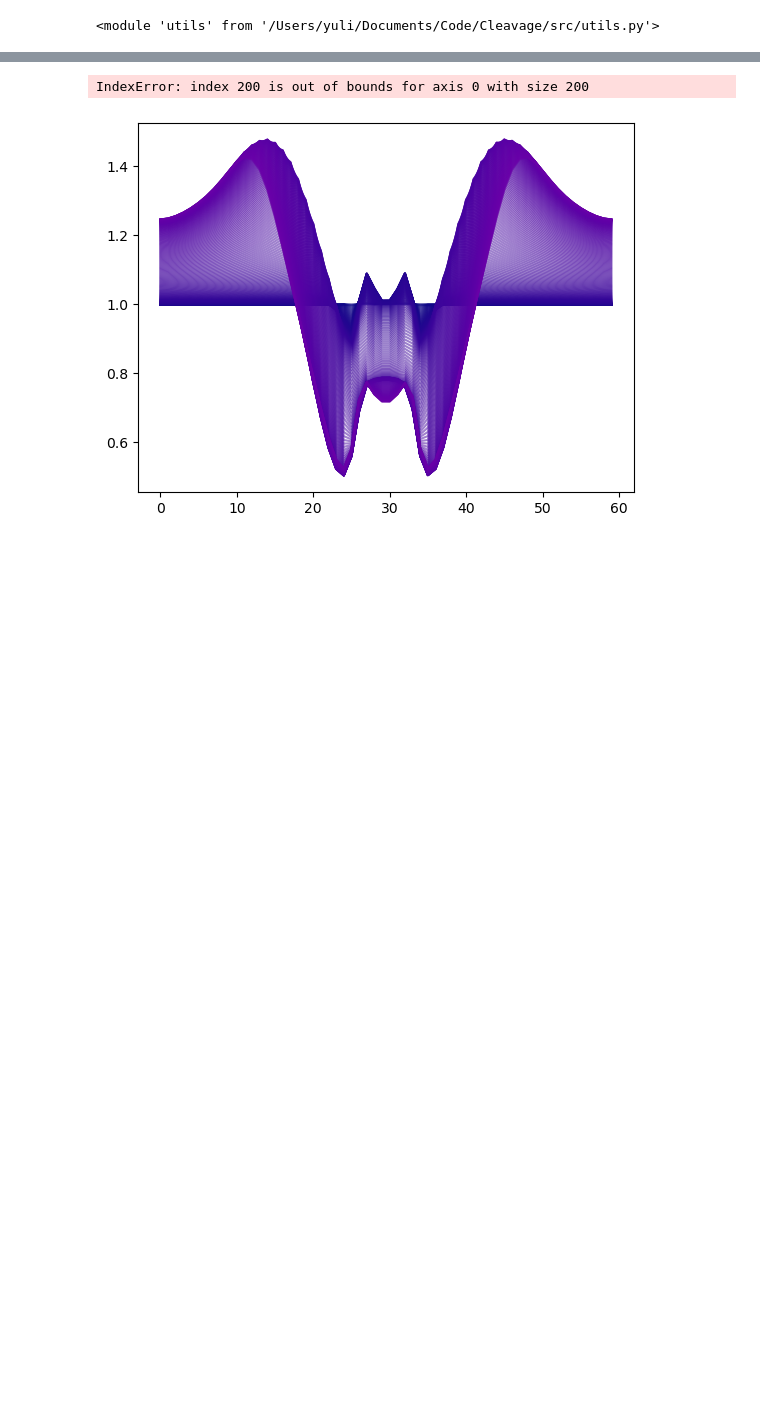
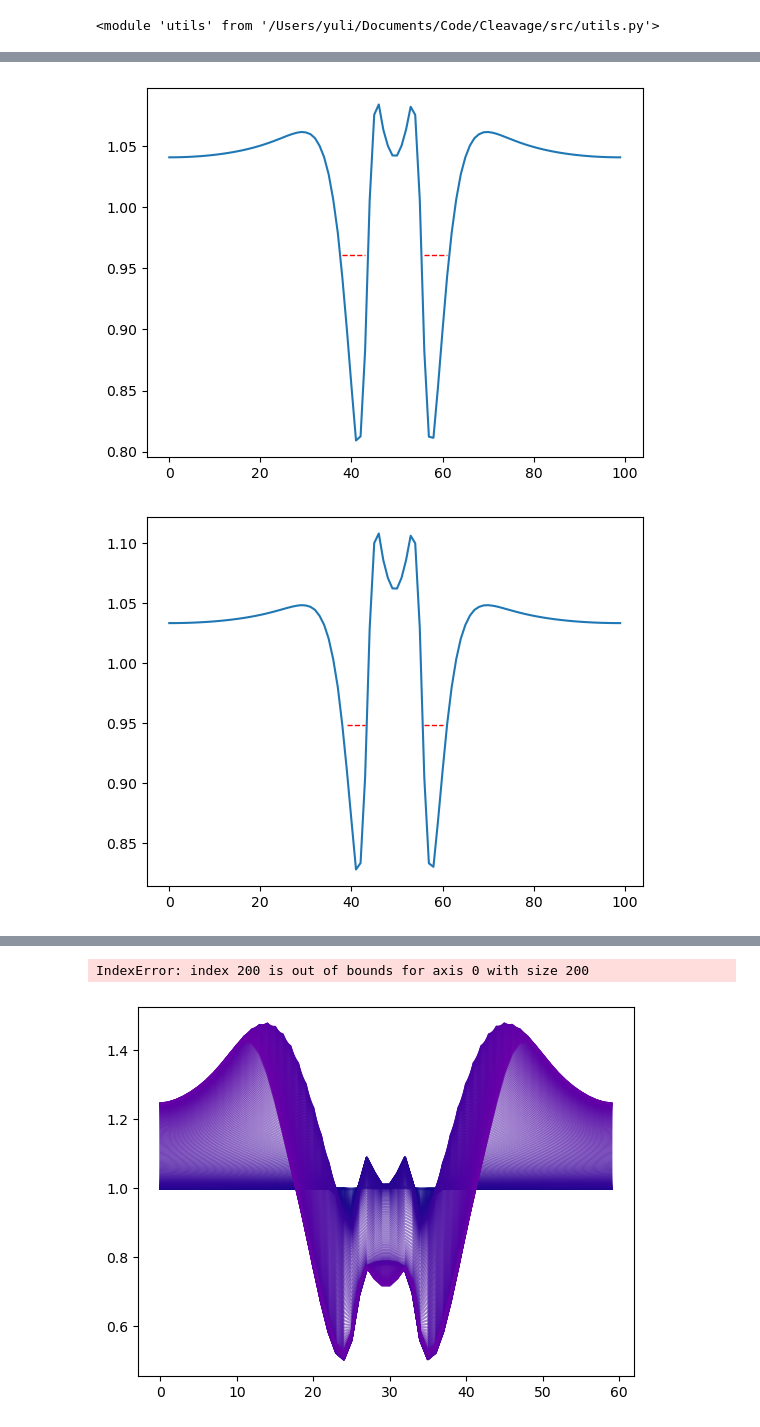
Before and after one commit to Irene-Li/Zebrafish_cleavage, a Jupyter notebook: notebooks/double_actin_gel_carhoA.ipynb, the cells around one changed output, grey strips where cells are left out. Saved outputs shown, nothing was run; the diff lists cells and outputs as text; code cells hidden in the pictures; blank space fills up the shorter version.

```diff
--- a/notebooks/double_actin_gel_carhoA.ipynb
+++ b/notebooks/double_actin_gel_carhoA.ipynb
@@ -115,0 +168,22 @@ plt.show()
+# %%
+densities = [(sim_results[i][-1, 24, :, 1] + sim_results[i][-1, 24, :, 0]) for i in range(len(param_sets))]
+
+def compute_depletion_widths(density):
+    threshold = np.min(density) + (np.max(density[30:40])- np.min(density) - 0.1)
+    selection = density < threshold
+    width = np.sum(selection)/2
+
+    plt.plot(density)
+    threshold_line = np.full(len(density), threshold)
+    threshold_masked = np.ma.masked_where(~selection, threshold_line)
+
+    plt.plot(threshold_masked, 'r--', linewidth=1)
+    plt.show()
+
+    return width
+
+widths = np.array([compute_depletion_widths(density) for density in densities])
+velocities = np.array([np.max(np.abs(sim_results[i][-1, 24, :, 2])) for i in range(len(param_sets))])
+# %% [output]
+[figure, added]
+[figure, added]
```
Also changed, not shown: parts of 11 cells of this notebook, 4 other files.
